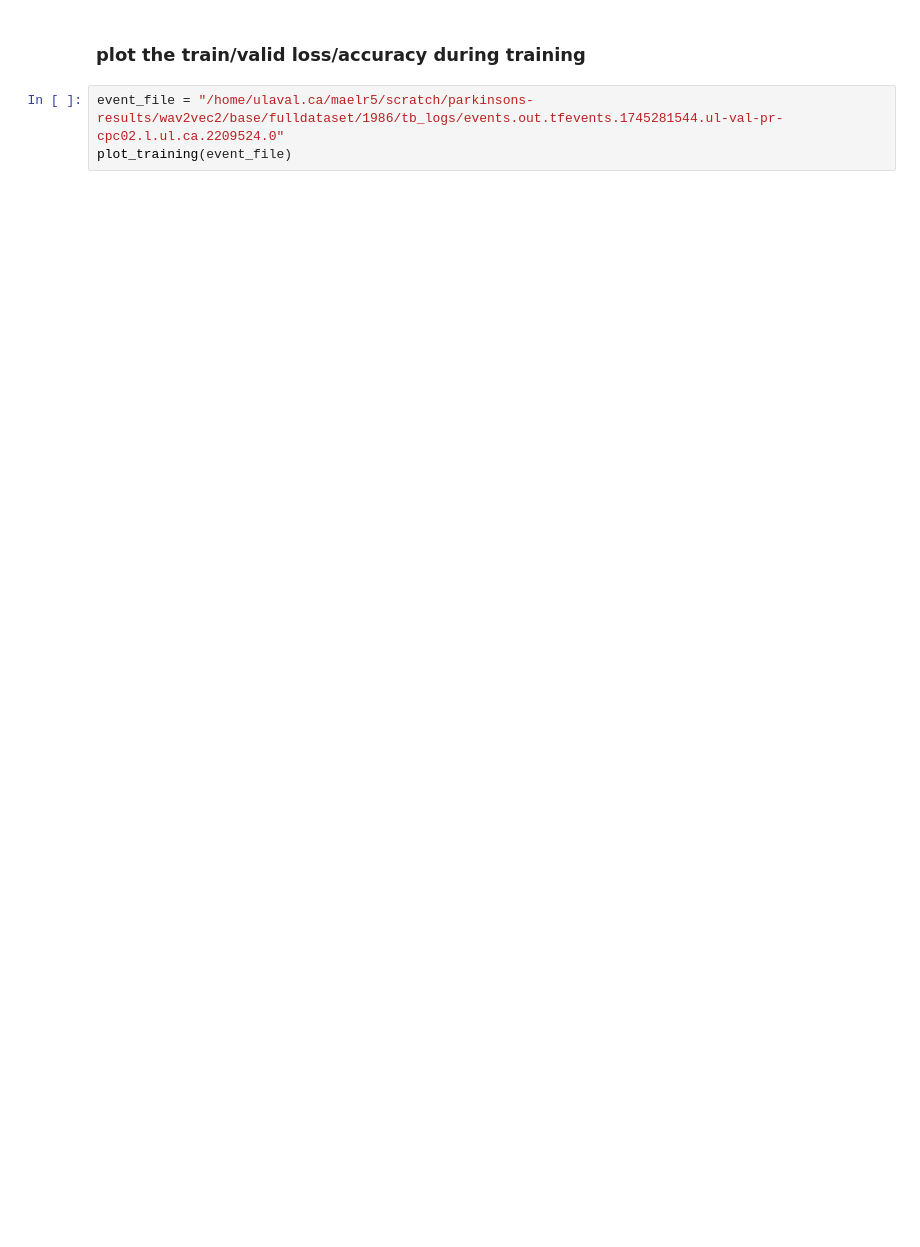
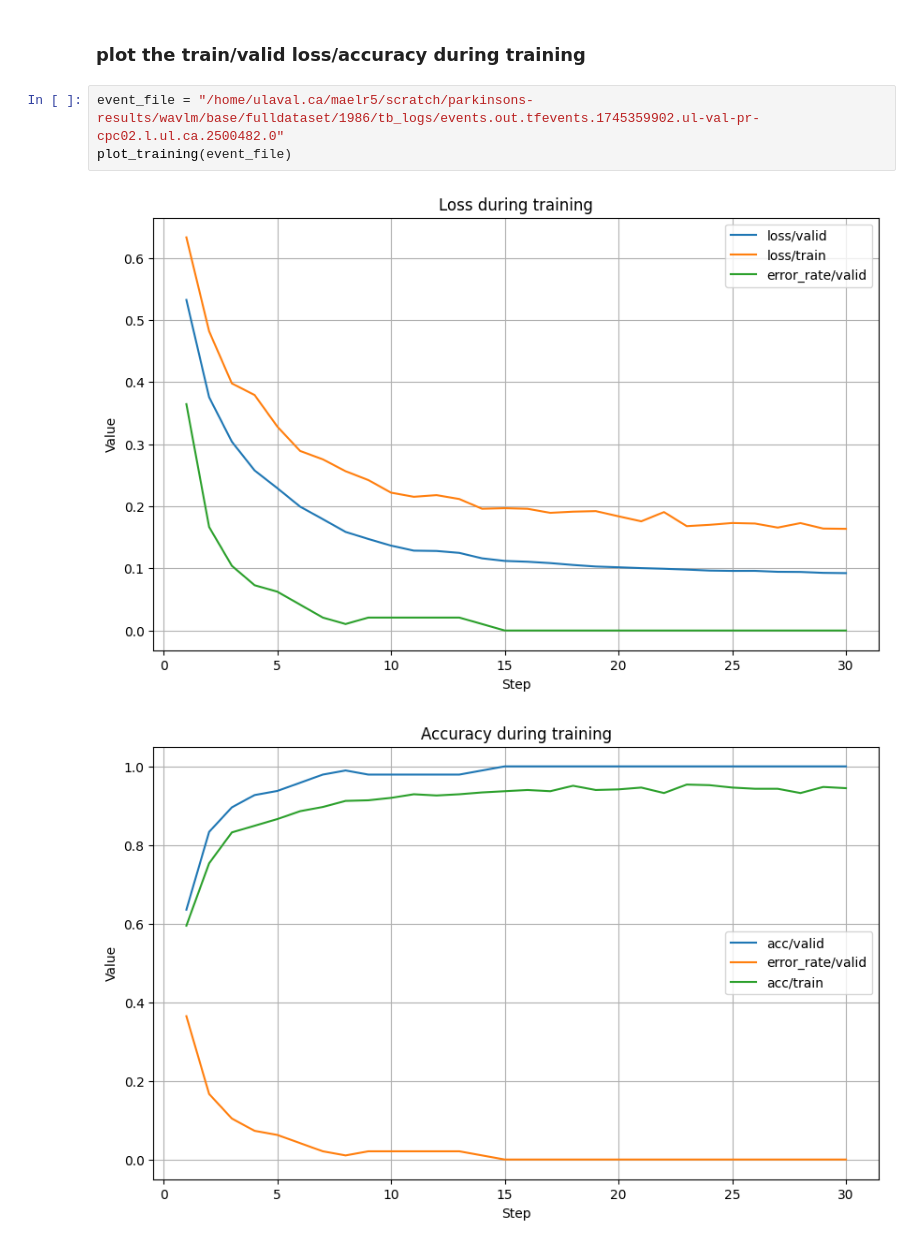
Before and after one commit to Maab-Nimir/Parkinson-Disease-Detection, a Jupyter notebook: ssl/wavlm.ipynb, the cells around one changed output. Drawn from its saved outputs; the diff is of its cells as text; blank space fills up the shorter version.

```diff
--- a/ssl/wavlm.ipynb
+++ b/ssl/wavlm.ipynb
@@ -174,5 +222,8 @@ plot_cm(conf_matrix)
 # %% [markdown]
 ### plot the train/valid loss/accuracy during training
 # %%
-event_file = "/home/ulaval.ca/maelr5/scratch/parkinsons-results/wav2vec2/base/fulldataset/1986/tb_logs/events.out.tfevents.1745281544.ul-val-pr-cpc02.l.ul.ca.2209524.0"
+event_file = "/home/ulaval.ca/maelr5/scratch/parkinsons-results/wavlm/base/fulldataset/1986/tb_logs/events.out.tfevents.1745359902.ul-val-pr-cpc02.l.ul.ca.2500482.0"
 plot_training(event_file)
+# %% [output]
+[figure, added]
+[figure, added]
```
Also changed, not shown: parts of 17 cells of this notebook, 18 other files.
